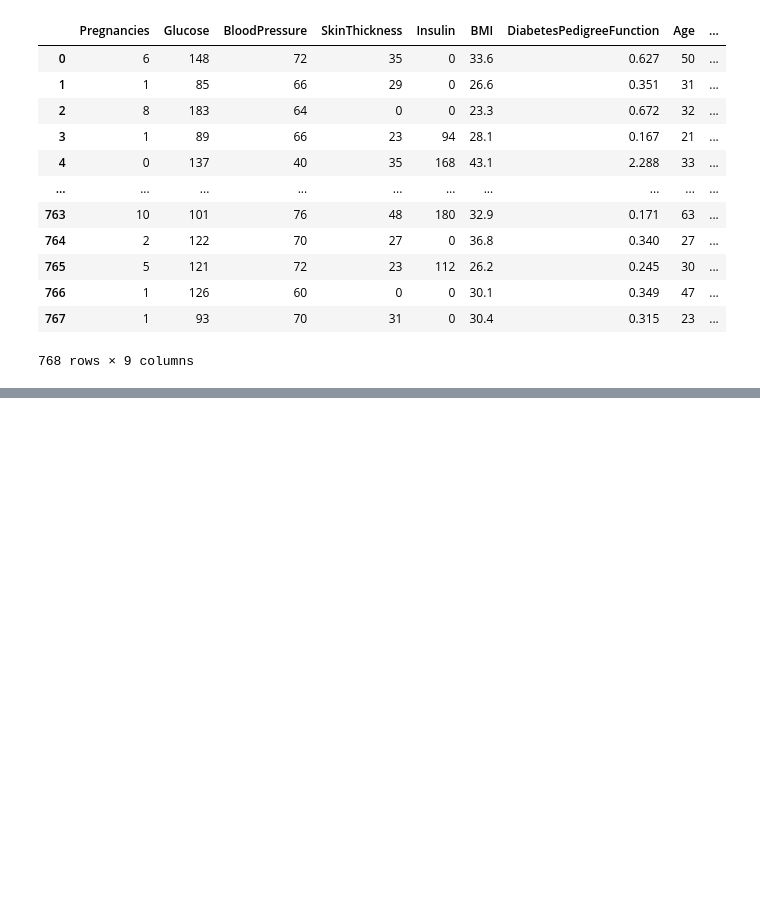
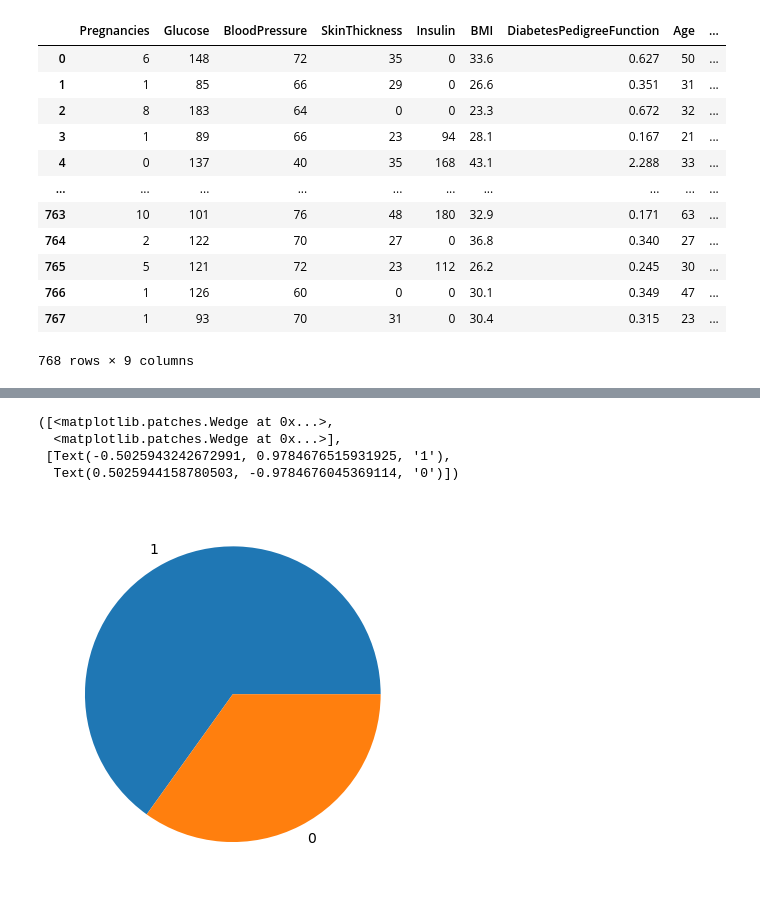
Before and after one commit to yldrmgaye/gayesu, a Jupyter notebook: week-3-exercise.ipynb, the cells around one changed output, grey strips where cells are left out. Saved outputs shown, nothing was run; the diff lists cells and outputs as text; code cells hidden in the pictures; blank space fills up the shorter version.

```diff
--- a/week-3-exercise.ipynb
+++ b/week-3-exercise.ipynb
@@ -66,3 +66,15 @@ df.head(10)
 | 7 | 10 | 115.0 | 72.405184 | 29.15342 | 155.548223 | 35.300000 | 0.134 | 29 | ... |
 | 8 | 2 | 197.0 | 70.000000 | 45.00000 | 543.000000 | 30.500000 | 0.158 | 53 | ... |
 | 9 | 8 | 125.0 | 96.000000 | 29.15342 | 155.548223 | 32.457464 | 0.232 | 54 | ... |
+# %%
+diabet_count=df['Outcome'].value_counts()
+labels = '1', '0'
+
+fig, ax = plt.subplots()
+ax.pie(diabet_count, labels=labels)
+# %% [output]
+([<matplotlib.patches.Wedge at 0x...>,
+  <matplotlib.patches.Wedge at 0x...>],
+ [Text(-0.5025943242672991, 0.9784676515931925, '1'),
+  Text(0.5025944158780503, -0.9784676045369114, '0')])
+[figure, added]
```
Also changed, not shown: parts of 7 cells of this notebook.
